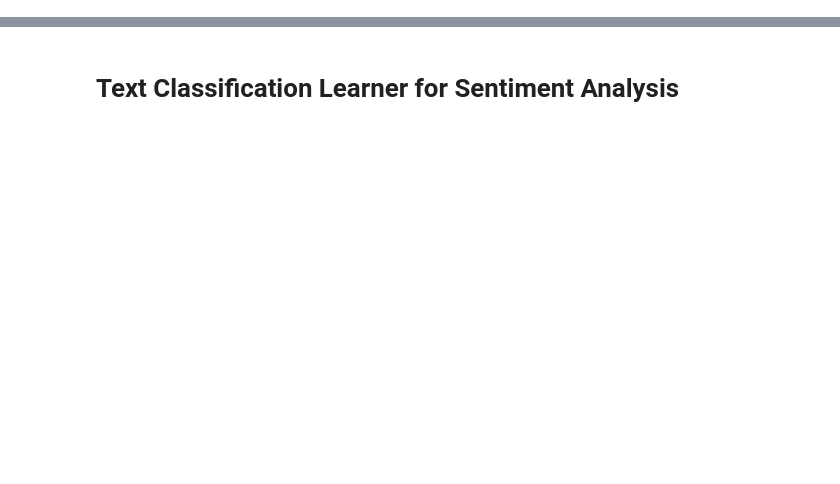
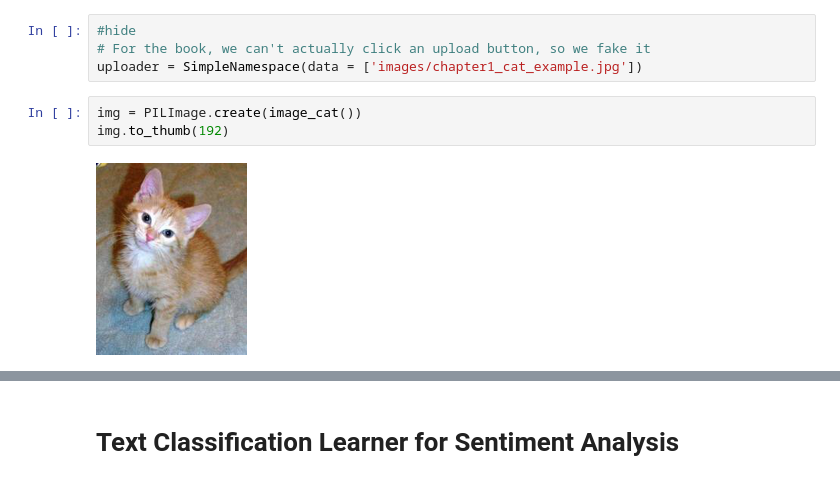
Before and after one commit to Karishma-Kuria/Assignment1-DL-CMPE-258, a Jupyter notebook: FastAI.ipynb, the cells around one changed output, grey strips where cells are left out. Saved outputs shown, nothing was run; the diff lists cells and outputs as text; blank space fills up the shorter version.

```diff
--- a/FastAI.ipynb
+++ b/FastAI.ipynb
@@ -21,0 +38,9 @@ learn.fine_tune(1)
+# %%
+#hide
+# For the book, we can't actually click an upload button, so we fake it
+uploader = SimpleNamespace(data = ['images/chapter1_cat_example.jpg'])
+# %%
+img = PILImage.create(image_cat())
+img.to_thumb(192)
+# %% [output]
+[figure, added]
```
Also changed, not shown: parts of 20 cells of this notebook.
